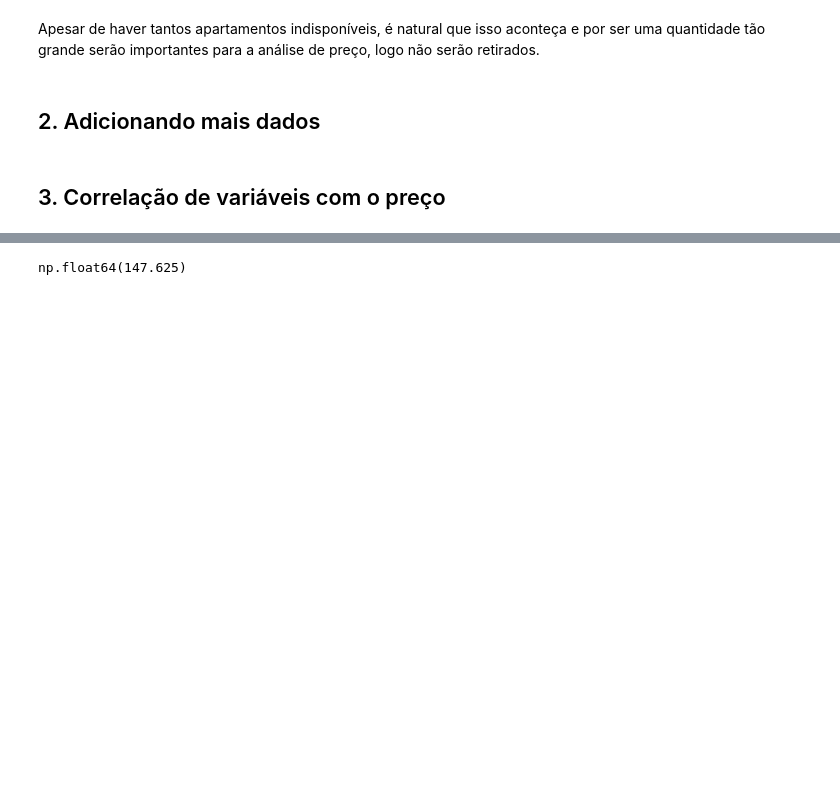
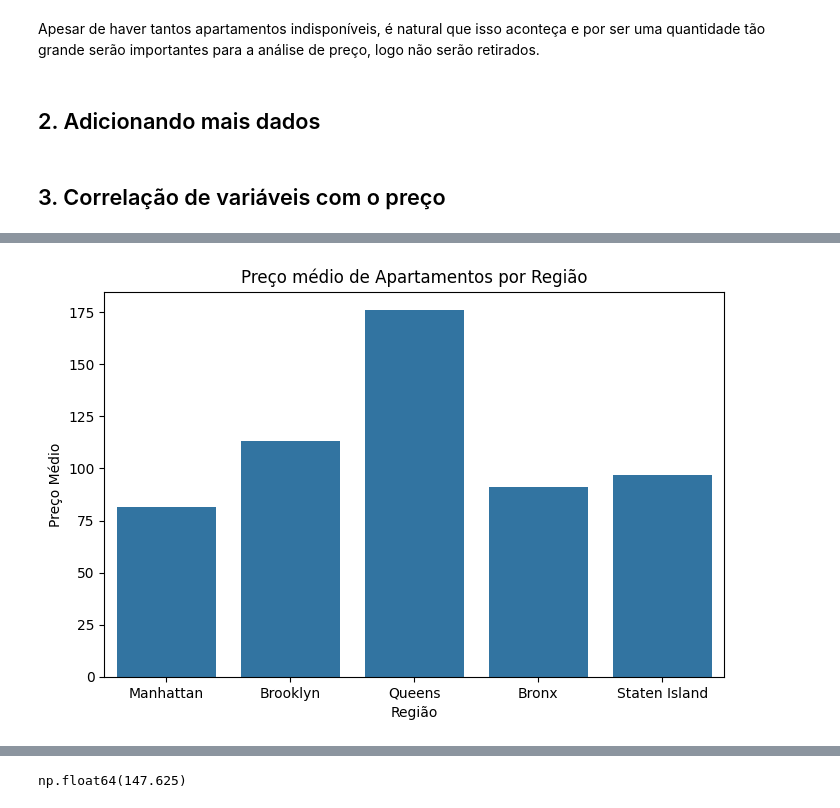
Before and after one commit to raphael-fleury/desafio-cd-lighthouse, a Jupyter notebook: analise.ipynb, the cells around one changed output, grey strips where cells are left out. Saved outputs shown, nothing was run; the diff lists cells and outputs as text; code cells hidden in the pictures; blank space fills up the shorter version.

```diff
--- a/analise.ipynb
+++ b/analise.ipynb
@@ -270,0 +323,9 @@ Apesar de haver tantos apartamentos indisponíveis, é natural que isso aconteç
+# %%
+plt.figure(figsize=(8, 5))
+sns.barplot(x=regioes.index, y=apartamentos.groupby("bairro_group")["price"].mean())
+plt.title("Preço médio de Apartamentos por Região")
+plt.xlabel("Região")
+plt.ylabel("Preço Médio")
+plt.show()
+# %% [output]
+[figure, added]
```
Also changed, not shown: parts of 24 cells of this notebook, 1 other file.
